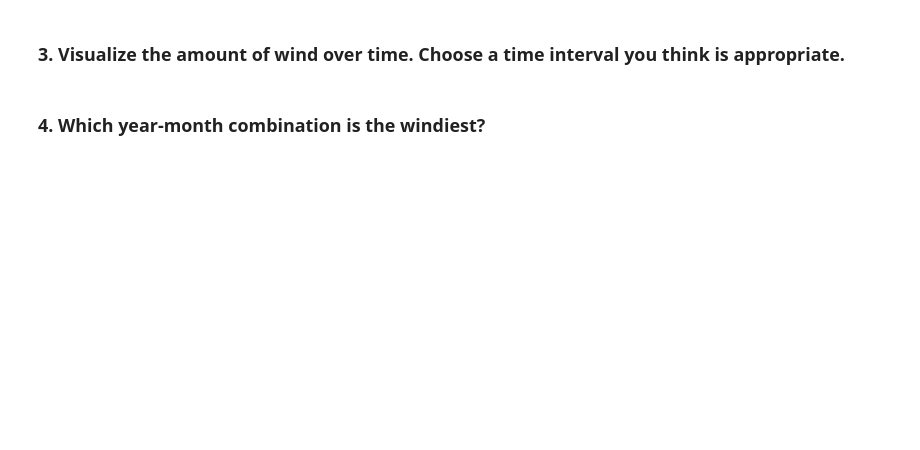
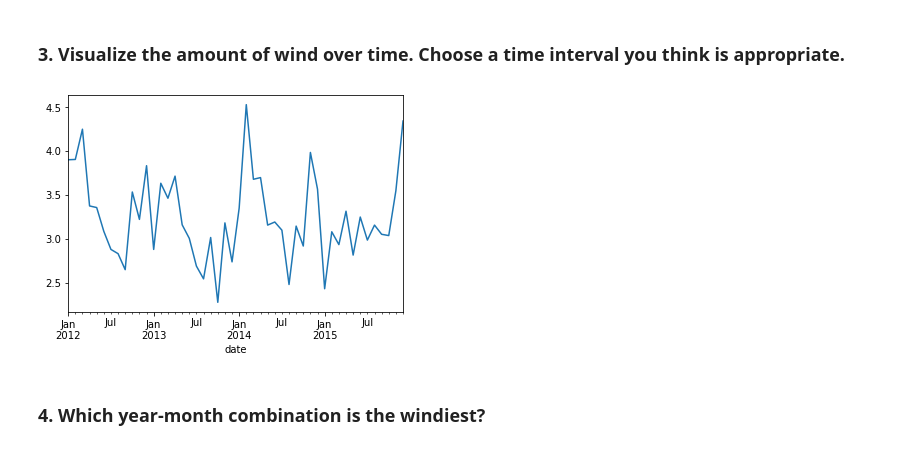
Before and after one commit to JeanetteSchulz/time-series-exercises, a Jupyter notebook: Working With Time Series in Pandas.ipynb, the cells around one changed output. Saved outputs shown, nothing was run; the diff lists cells and outputs as text; code cells hidden in the pictures; blank space fills up the shorter version.

```diff
--- a/Working With Time Series in Pandas.ipynb
+++ b/Working With Time Series in Pandas.ipynb
@@ -275,4 +270,8 @@ memory usage: 68.6+ KB
 # %% [markdown]
 ### 3. Visualize the amount of wind over time. Choose a time interval you think is appropriate.
+# %%
+df.wind.resample('M').mean().plot();
+# %% [output]
+[figure, added]
 # %% [markdown]
 ### 4. Which year-month combination is the windiest?
```
Also changed, not shown: parts of 23 cells of this notebook, 1 other file.
